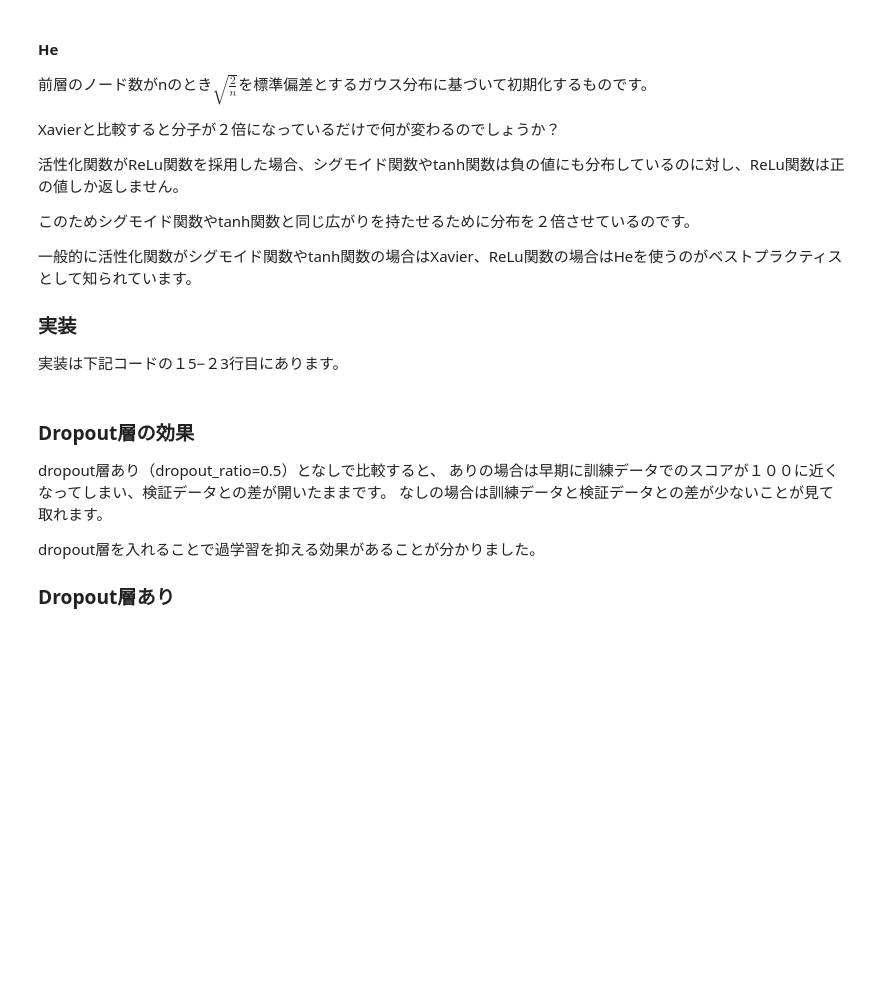
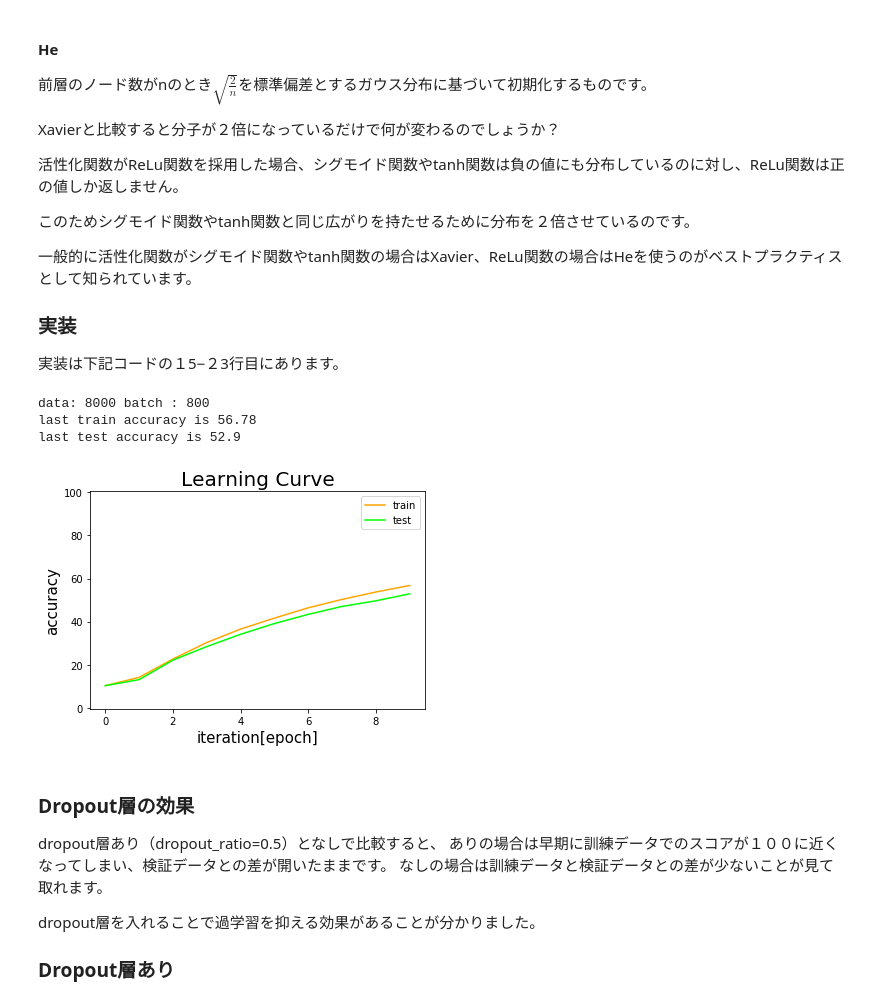
Before and after one commit to kz23szk/diveintocode-term2, a Jupyter notebook: sprint13/sprint13_dnn.ipynb, the cells around one changed output. Saved outputs shown, nothing was run; the diff lists cells and outputs as text; code cells hidden in the pictures; blank space fills up the shorter version.

```diff
--- a/sprint13/sprint13_dnn.ipynb
+++ b/sprint13/sprint13_dnn.ipynb
@@ -598,9 +598,11 @@ class DNN:
         # batchnormalizationの層の組み方も考えておくとよい
         print("data: {} batch : {}".format(self.params['data_size'],self.params['batch_size']))
         epoch = int(self.params['data_size'] / self.params['batch_size'])
+
         for i in range(self.params['iteration']):
             # 学習に使用するデータをサンプリング
-            X_batch, y_batch = sample_data(X_train, y_train, self.params['batch_size'])
+            batch_mask = np.random.choice(self.params['data_size'], self.params['batch_size'])
+            X_batch, y_batch = X_train[batch_mask], y_train[batch_mask]
 
 
             # 誤差逆伝播法によって勾配を求め、値を更新
@@ -624,7 +626,7 @@ class DNN:
     def plot_learning_curve(self, X, y, metrics='acc', params={}):
         past_train_accuracy, past_test_accuracy, past_train_costs, past_test_costs = self.train(X, y, params)
         plt.figure(figsize=(6,4))
-        # count_epoch = self.params['iteration'] // self.params['data_size'] + 1
+
         if metrics == 'cost':
             plt.plot(past_train_costs, color='orange', label='train')
             plt.plot(past_test_costs, color='lime', label='test')
@@ -632,7 +634,6 @@ class DNN:
             print("last train cost is {}".format(past_train_costs[-1]))
             print("last test cost is {}".format(past_test_costs[-1]))
         else:
-            #plt.plot(np.array(past_train_accuracy), color='r')
             plt.plot(past_train_accuracy, color='orange', label='train')
             plt.plot(past_test_accuracy, color='lime', label='test')
             plt.ylabel("accuracy", fontsize=15)
@@ -652,6 +653,23 @@ class DNN:
             return predict_proba
         else:
             return np.argmax(predict_proba, axis=1)
+# %%
+model = DNN(iteration=100,
+                       optimizer='adam',
+                       batch_mode='mini',
+                       hidden_layer_list = [100, 100, 100, 100, 100, 100],
+                       batch_norm=True,
+                       dropout_ratio=0.0,
+                       init='he',
+                       lr=0.007
+           )
+
+model.plot_learning_curve(X,y, 'acc', params)
+# %% [output]
+data: 8000 batch : 800
+last train accuracy is 56.78
+last test accuracy is 52.9
+[figure, added]
 # %% [markdown]
 ### Dropout層の効果
 
```
